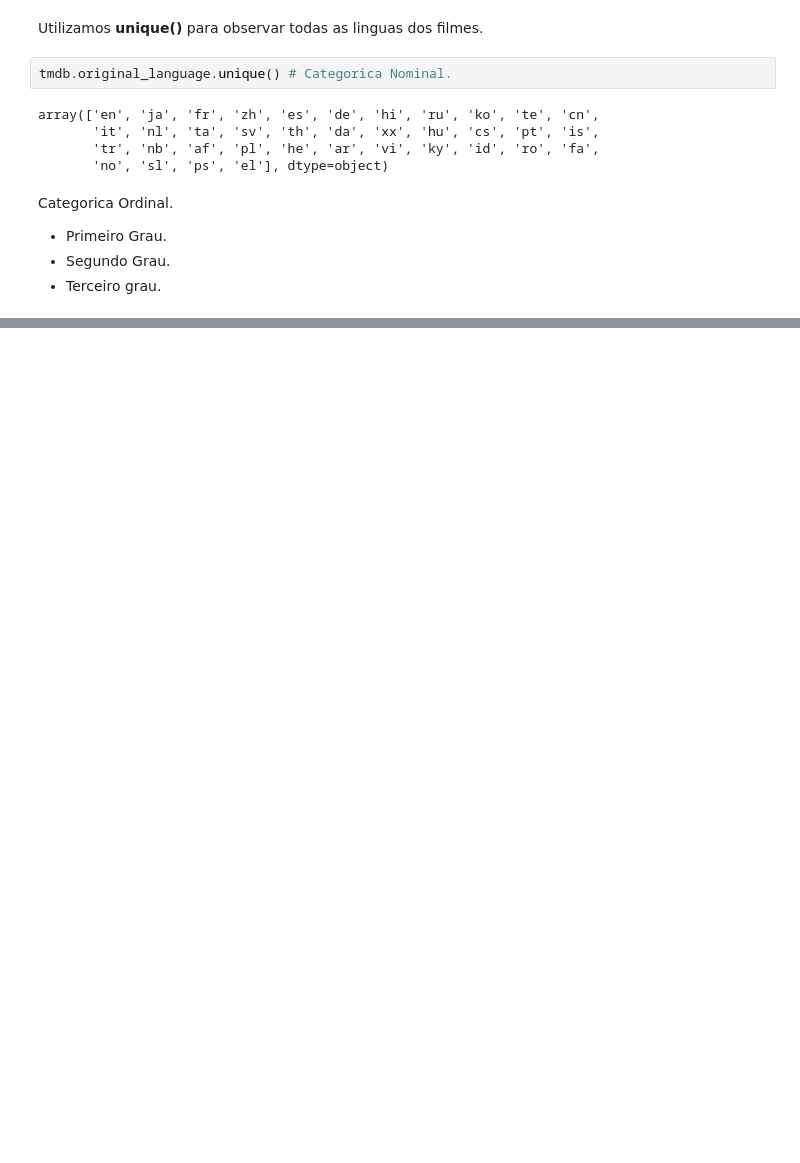
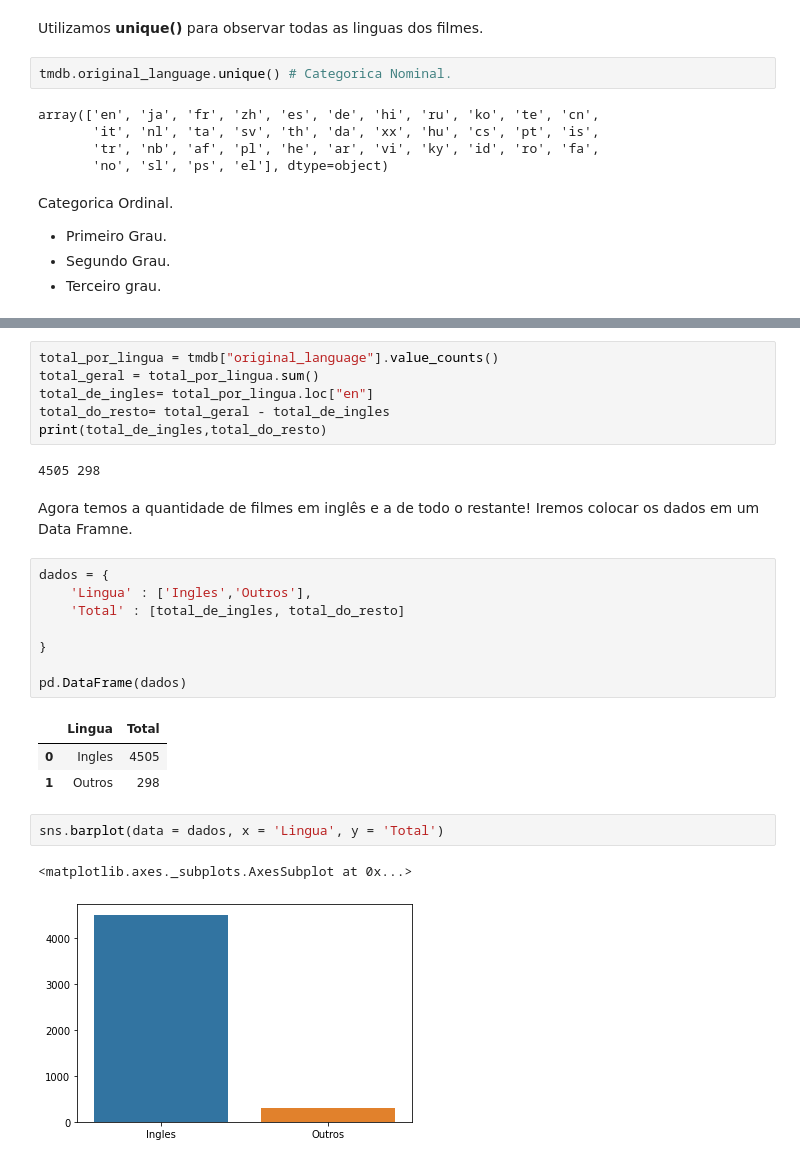
Before and after one commit to Sterwinxs/Formacao-Data-Science, a Jupyter notebook: Data_Science.ipynb, the cells around one changed output, grey strips where cells are left out. Saved outputs shown, nothing was run; the diff lists cells and outputs as text; blank space fills up the shorter version.

```diff
--- a/Data_Science.ipynb
+++ b/Data_Science.ipynb
@@ -150,0 +207,27 @@ array(['en', 'ja', 'fr', 'zh', 'es', 'de', 'hi', 'ru', 'ko', 'te', 'cn',
+# %%
+total_por_lingua = tmdb["original_language"].value_counts()
+total_geral = total_por_lingua.sum()
+total_de_ingles= total_por_lingua.loc["en"]
+total_do_resto= total_geral - total_de_ingles
+print(total_de_ingles,total_do_resto)
+# %% [output]
+4505 298
+# %% [markdown]
+Agora temos a quantidade de filmes em inglês e a de todo o restante! Iremos colocar os dados em um Data Framne.
+# %%
+dados = {
+    'Lingua' : ['Ingles','Outros'],
+    'Total' : [total_de_ingles, total_do_resto]
+
+}
+
+pd.DataFrame(dados)
+# %% [output]
+|  | Lingua | Total |
+| 0 | Ingles | 4505 |
+| 1 | Outros | 298 |
+# %%
+sns.barplot(data = dados, x = 'Lingua', y = 'Total')
+# %% [output]
+<matplotlib.axes._subplots.AxesSubplot at 0x...>
+[figure, added]
```
Also changed, not shown: parts of 9 cells of this notebook.
